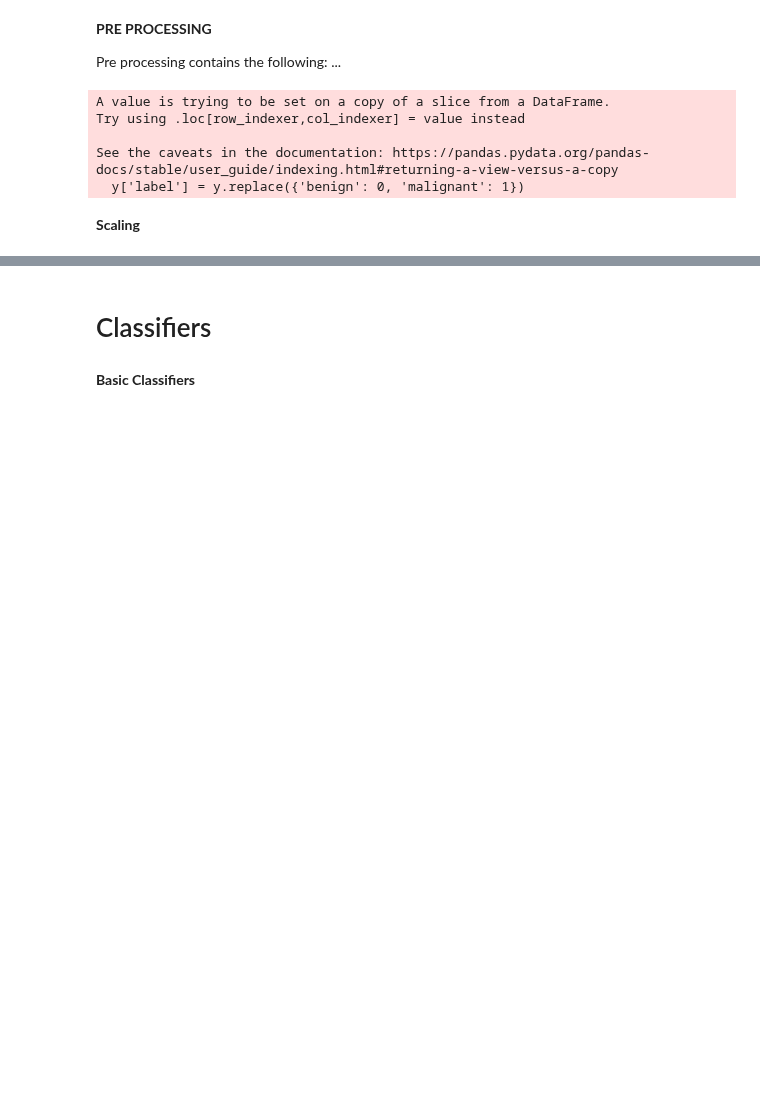
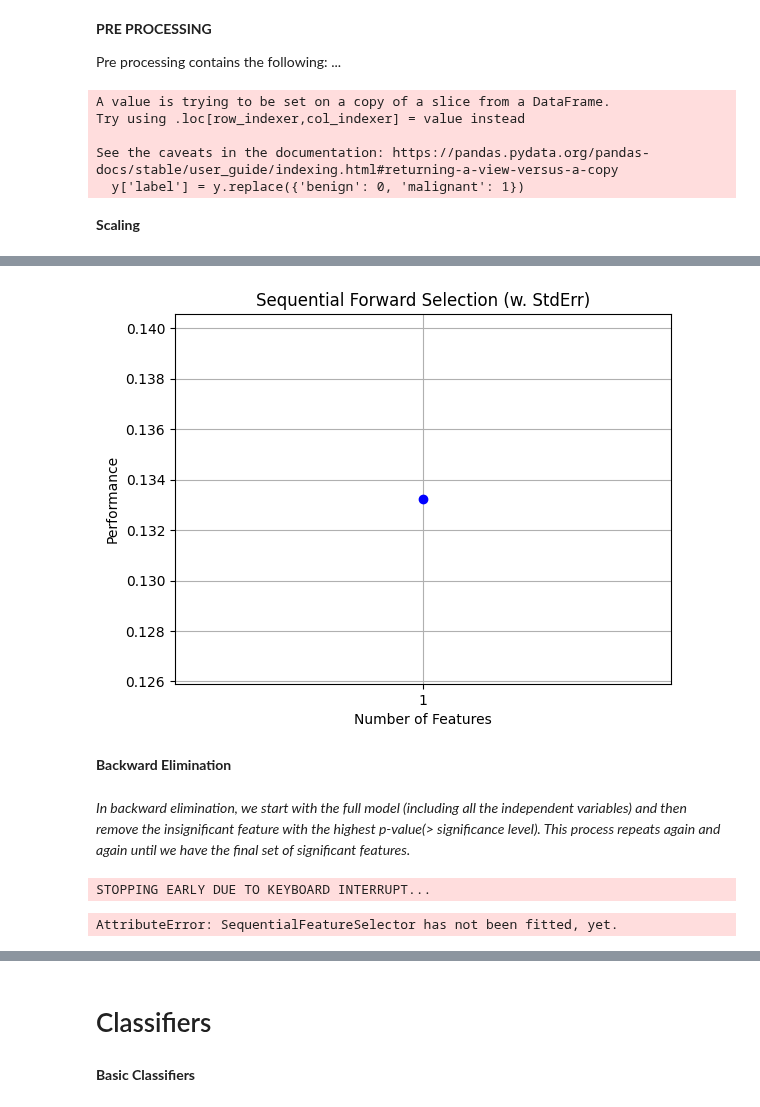
Before and after one commit to folkertj00/liver_learning, a Jupyter notebook: assignment.ipynb, the cells around one changed output, grey strips where cells are left out. Cells and saved outputs as stored; diff of their text form; code cells hidden in the pictures; blank space fills up the shorter version.

Commit message:
Updated Feature selection

```diff
--- a/assignment.ipynb
+++ b/assignment.ipynb
@@ -225,0 +254,14 @@ print(y_train_list)
+# %%
+from sklearn.linear_model import Lasso
+
+#Fit the model to training data
+lasso = Lasso(alpha=0.01)  # 'alpha' is the regularization (= prevent overfitting) strength, higher values indicate stronger regularization
+lasso.fit(X_train_scaled, y_train_scaled)
+
+#Print selected features to be non-zero
+selected_features = X.columns[lasso.coef_ != 0] #selects the features used in the model and thus relevant for predictions
+print("Selected Features:", selected_features)
+
+#Evaluate model performance
+lasso_score = lasso.score(X_test_scaled, y_test)
+print("Lasso Model Score:", lasso_score)
@@ -225,0 +305,45 @@ print(y_train_list)
+# %%
+#importing the necessary libraries
+from mlxtend.feature_selection import SequentialFeatureSelector as SFS
+from sklearn.linear_model import LinearRegression
+# Sequential Forward Selection(sfs)
+sfs = SFS(LinearRegression(),
+          k_features=(1,10), #Selecting the number of best features???? How to determine; or is this hyperparameter tuning?
+          forward=True,
+          floating=False,
+          scoring = 'r2', #default
+          cv = 0)
+sfs.fit(X_train_scaled, y_train_scaled)
+sfs.k_feature_names_     # to get the final set of features
+
+from mlxtend.plotting import plot_sequential_feature_selection as plot_sfs
+fig1 = plot_sfs(sfs.get_metric_dict(), kind='std_dev')
+plt.title('Sequential Forward Selection (w. StdErr)')
+plt.grid()
+plt.show()
+# %% [output]
+[figure, added]
+# %% [markdown]
+**Backward Elimination**
+# %% [markdown]
+*In backward elimination, we start with the full model (including all the independent variables) and then remove the insignificant feature with the highest p-value(> significance level). This process repeats again and again until we have the final set of significant features.*
+# %%
+from mlxtend.feature_selection import SequentialFeatureSelector as SFS
+from sklearn.linear_model import LinearRegression
+#Sequential backward selection(sbs)
+sbs = SFS(LinearRegression(),
+         k_features=(1),
+         forward=False,
+         floating=False,
+         cv=0)
+sbs.fit(X_train_scaled, y_train_scaled)
+sbs.k_feature_names_
+
+from mlxtend.plotting import plot_sequential_feature_selection as plot_sfs
+fig2 = plot_sfs(sbs.get_metric_dict(), kind='std_dev')
+plt.title('Sequential backward elimination (w. StdErr)')
+plt.grid()
+plt.show()
+# %% [output]
+STOPPING EARLY DUE TO KEYBOARD INTERRUPT...
+AttributeError: SequentialFeatureSelector has not been fitted, yet.
```
Also changed, not shown: parts of 22 cells of this notebook.
